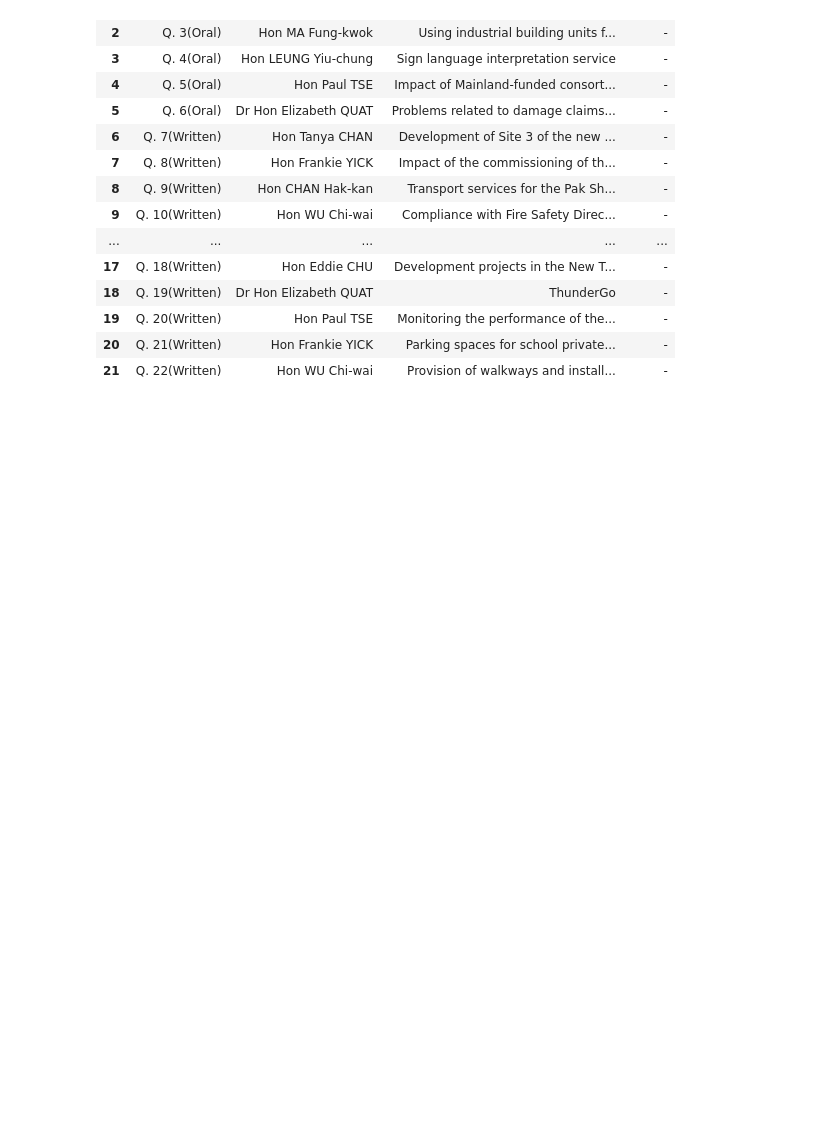
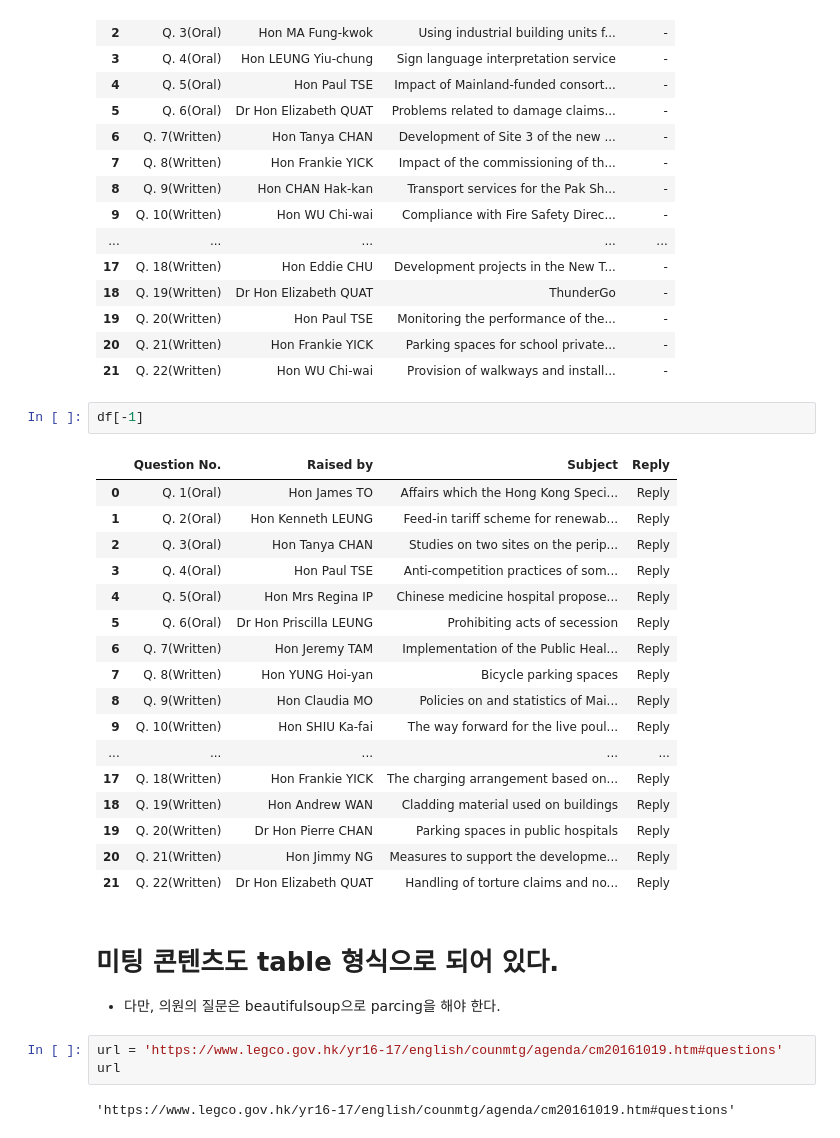
Before and after one commit to KILjungjoon/Project_Asian_Parliament, a Jupyter notebook: table_of_Council_Meetings_with_pandas.ipynb, the cells around one changed output. Saved outputs shown, nothing was run; the diff lists cells and outputs as text; blank space fills up the shorter version.

```diff
--- a/table_of_Council_Meetings_with_pandas.ipynb
+++ b/table_of_Council_Meetings_with_pandas.ipynb
@@ -73,3 +73,31 @@ df[4]
 | 19 | Q. 20(Written) | Hon Paul TSE | Monitoring the performance of the... | - |
 | 20 | Q. 21(Written) | Hon Frankie YICK | Parking spaces for school private... | - |
 | 21 | Q. 22(Written) | Hon WU Chi-wai | Provision of walkways and install... | - |
+# %%
+df[-1]
+# %% [output]
+|  | Question No. | Raised by | Subject | Reply |
+| 0 | Q. 1(Oral) | Hon James TO | Affairs which the Hong Kong Speci... | Reply |
+| 1 | Q. 2(Oral) | Hon Kenneth LEUNG | Feed-in tariff scheme for renewab... | Reply |
+| 2 | Q. 3(Oral) | Hon Tanya CHAN | Studies on two sites on the perip... | Reply |
+| 3 | Q. 4(Oral) | Hon Paul TSE | Anti-competition practices of som... | Reply |
+| 4 | Q. 5(Oral) | Hon Mrs Regina IP | Chinese medicine hospital propose... | Reply |
+| 5 | Q. 6(Oral) | Dr Hon Priscilla LEUNG | Prohibiting acts of secession | Reply |
+| 6 | Q. 7(Written) | Hon Jeremy TAM | Implementation of the Public Heal... | Reply |
+| 7 | Q. 8(Written) | Hon YUNG Hoi-yan | Bicycle parking spaces | Reply |
+| 8 | Q. 9(Written) | Hon Claudia MO | Policies on and statistics of Mai... | Reply |
+| 9 | Q. 10(Written) | Hon SHIU Ka-fai | The way forward for the live poul... | Reply |
+| ... | ... | ... | ... | ... |
+| 17 | Q. 18(Written) | Hon Frankie YICK | The charging arrangement based on... | Reply |
+| 18 | Q. 19(Written) | Hon Andrew WAN | Cladding material used on buildings | Reply |
+| 19 | Q. 20(Written) | Dr Hon Pierre CHAN | Parking spaces in public hospitals | Reply |
+| 20 | Q. 21(Written) | Hon Jimmy NG | Measures to support the developme... | Reply |
+| 21 | Q. 22(Written) | Dr Hon Elizabeth QUAT | Handling of torture claims and no... | Reply |
+# %% [markdown]
+# 미팅 콘텐츠도 table 형식으로 되어 있다.
+* 다만, 의원의 질문은 beautifulsoup으로 parcing을 해야 한다.
+# %%
+url = 'https://www.legco.gov.hk/yr16-17/english/counmtg/agenda/cm20161019.htm#questions'
+url
+# %% [output]
+'https://www.legco.gov.hk/yr16-17/english/counmtg/agenda/cm20161019.htm#questions'
```
Also changed, not shown: parts of 4 cells of this notebook.
